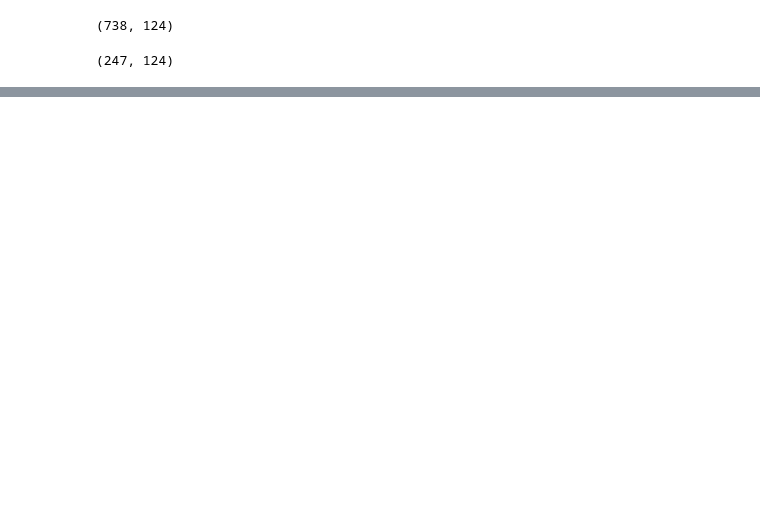
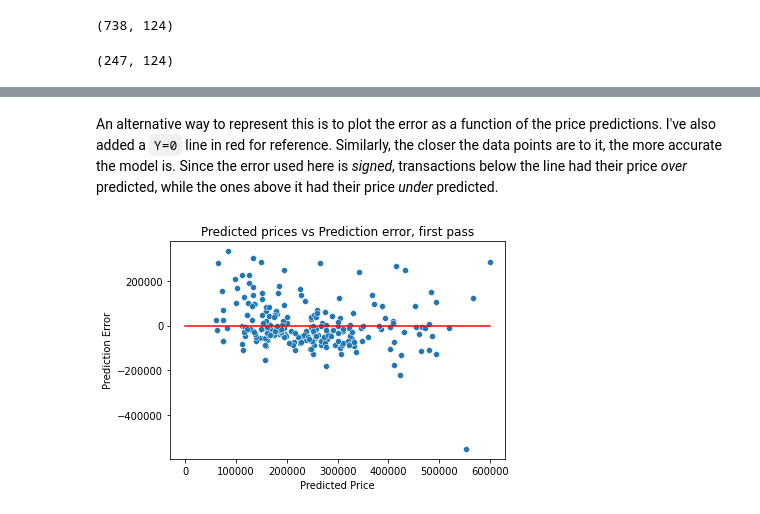
Before and after one commit to schledererj/cs6340-project-2, a Jupyter notebook: CS6340_Lab_2.ipynb, the cells around one changed output, grey strips where cells are left out. Saved outputs shown, nothing was run; the diff lists cells and outputs as text; code cells hidden in the pictures; blank space fills up the shorter version.

```diff
--- a/CS6340_Lab_2.ipynb
+++ b/CS6340_Lab_2.ipynb
@@ -184,0 +260,18 @@ testing_prices_actual_predict.head()
+# %% [markdown]
+An alternative way to represent this is to plot the error as a function of the price predictions. I've also added a `Y=0` line in red for reference. Similarly, the closer the data points are to it, the more accurate the model is. Since the error used here is _signed_, transactions below the line had their price _over_ predicted, while the ones above it had their price _under_ predicted.
+# %%
+testing_prices_actual_predict['error'] = testing_prices_actual_predict['actual_price'] - testing_prices_actual_predict['predicted_price']
+
+prediction_errors = testing_prices_actual_predict['error']
+
+sns.scatterplot(x=predicted_prices, y=prediction_errors)
+
+X_plot = numpy.linspace(0, 6e5, 10)
+Y_plot = X_plot * 0
+plt.plot(X_plot, Y_plot, color='red')
+plt.xlabel("Predicted Price")
+plt.ylabel("Prediction Error")
+plt.title("Predicted prices vs Prediction error, first pass")
+plt.show()
+# %% [output]
+[figure, added]
```
Also changed, not shown: parts of 23 cells of this notebook.
